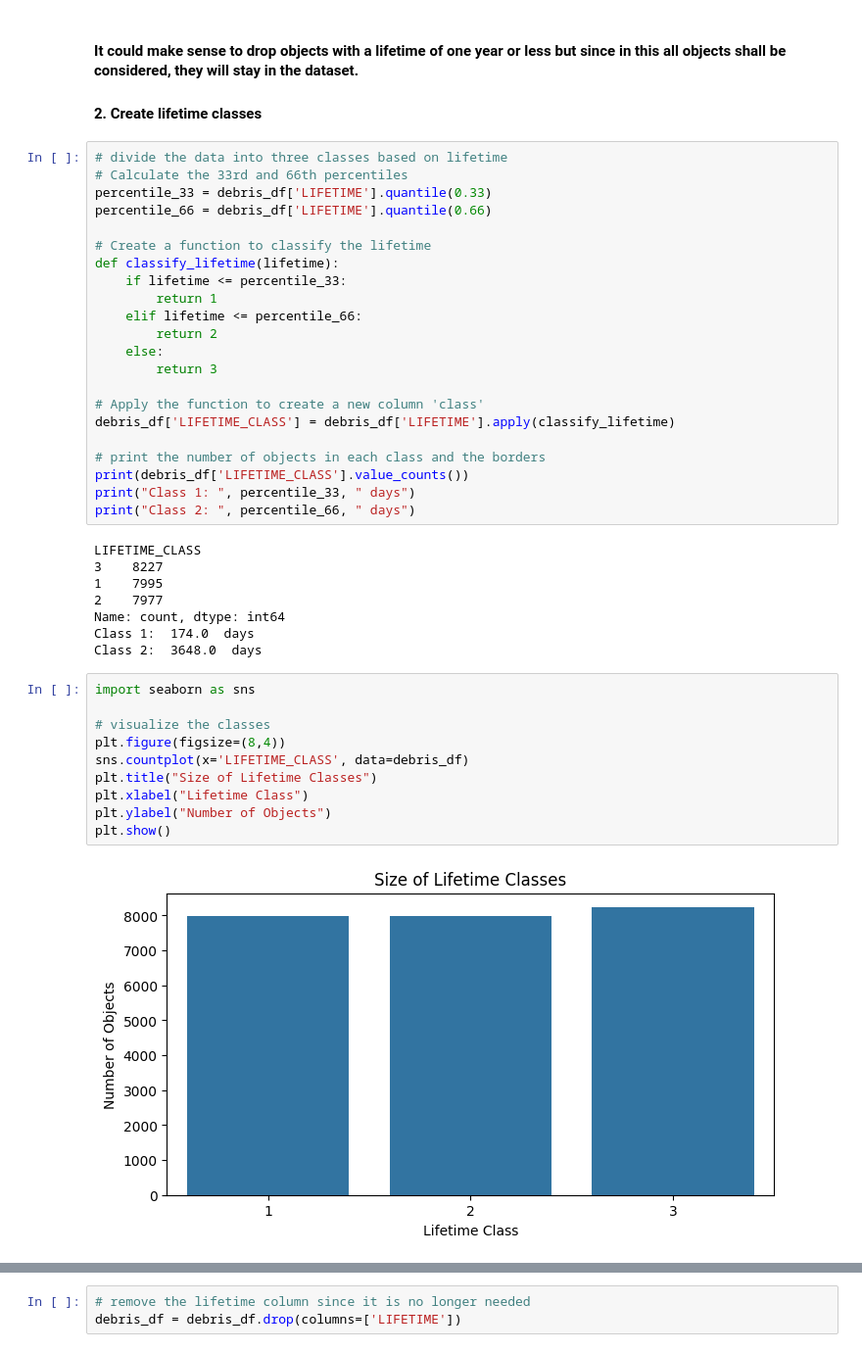
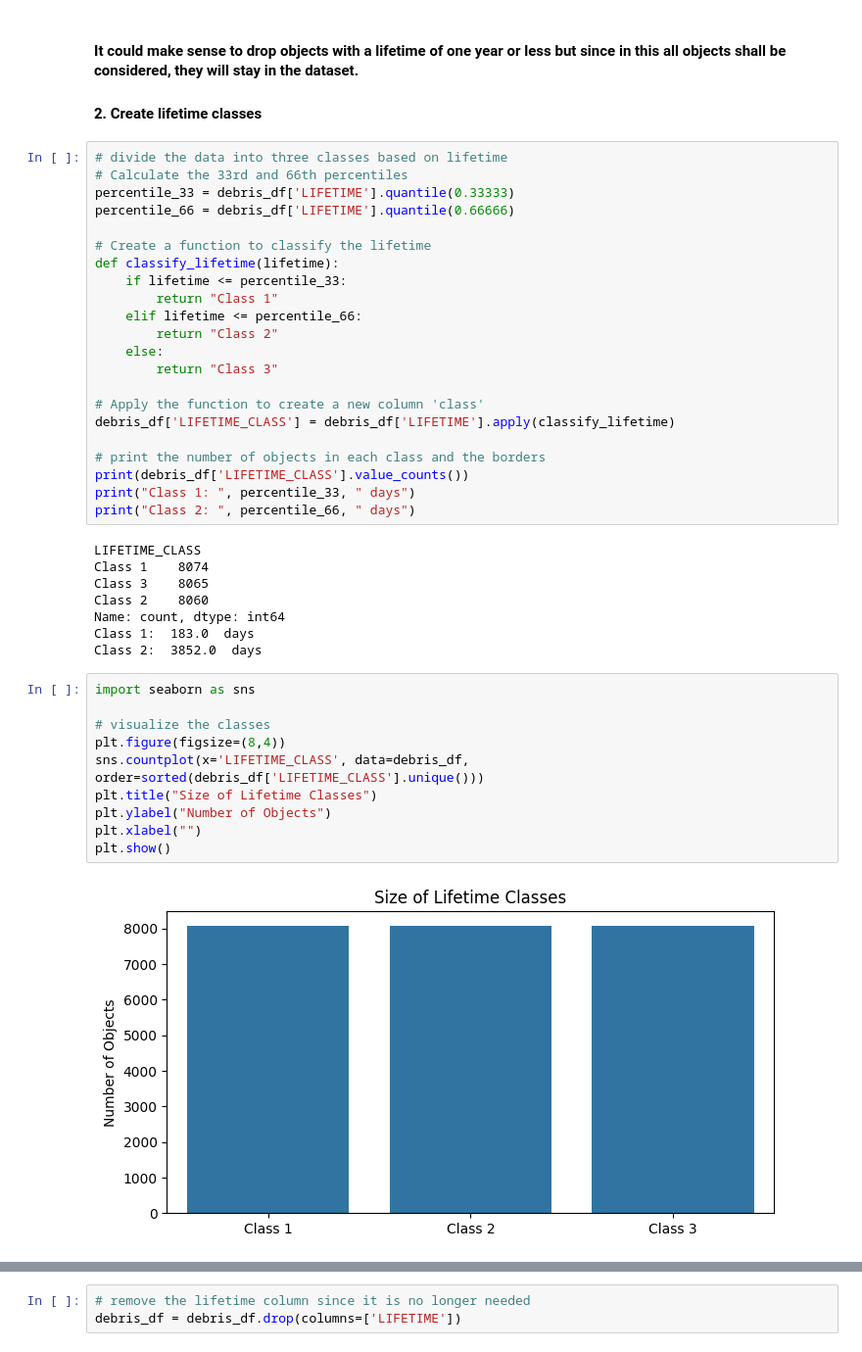
Before and after one commit to brianna404/DS_SpaceDebris, a Jupyter notebook: Code/DS_DataPreparation_Classes.ipynb, the cells around one changed output, grey strips where cells are left out. Shown at 98% size. Cells and saved outputs as stored; diff of their text form.

```diff
--- a/Code/DS_DataPreparation_Classes.ipynb
+++ b/Code/DS_DataPreparation_Classes.ipynb
@@ -95,17 +95,17 @@ Objects with lifetime shorter than one year:  9265
 # %%
 # divide the data into three classes based on lifetime
 # Calculate the 33rd and 66th percentiles
-percentile_33 = debris_df['LIFETIME'].quantile(0.33)
-percentile_66 = debris_df['LIFETIME'].quantile(0.66)
+percentile_33 = debris_df['LIFETIME'].quantile(0.33333)
+percentile_66 = debris_df['LIFETIME'].quantile(0.66666)
 
 # Create a function to classify the lifetime
 def classify_lifetime(lifetime):
     if lifetime <= percentile_33:
-        return 1
+        return "Class 1"
     elif lifetime <= percentile_66:
-        return 2
+        return "Class 2"
     else:
-        return 3
+        return "Class 3"
 
 # Apply the function to create a new column 'class'
 debris_df['LIFETIME_CLASS'] = debris_df['LIFETIME'].apply(classify_lifetime)
@@ -116,24 +116,24 @@ print("Class 1: ", percentile_33, " days")
 print("Class 2: ", percentile_66, " days")
 # %% [output]
 LIFETIME_CLASS
-3    8227
-1    7995
-2    7977
+Class 1    8074
+Class 3    8065
+Class 2    8060
 Name: count, dtype: int64
-Class 1:  174.0  days
-Class 2:  3648.0  days
+Class 1:  183.0  days
+Class 2:  3852.0  days
 # %%
 import seaborn as sns
 
 # visualize the classes
 plt.figure(figsize=(8,4))
-sns.countplot(x='LIFETIME_CLASS', data=debris_df)
+sns.countplot(x='LIFETIME_CLASS', data=debris_df, order=sorted(debris_df['LIFETIME_CLASS'].unique()))
 plt.title("Size of Lifetime Classes")
-plt.xlabel("Lifetime Class")
 plt.ylabel("Number of Objects")
+plt.xlabel("")
 plt.show()
 # %% [output]
-[figure, old version]
+[figure, new version]
 # %%
 # visualize the class borders in the bar chart of lifetime
 plt.figure(figsize=(8,4))
```
Also changed, not shown: parts of 1 cell of this notebook, 23 other files.
